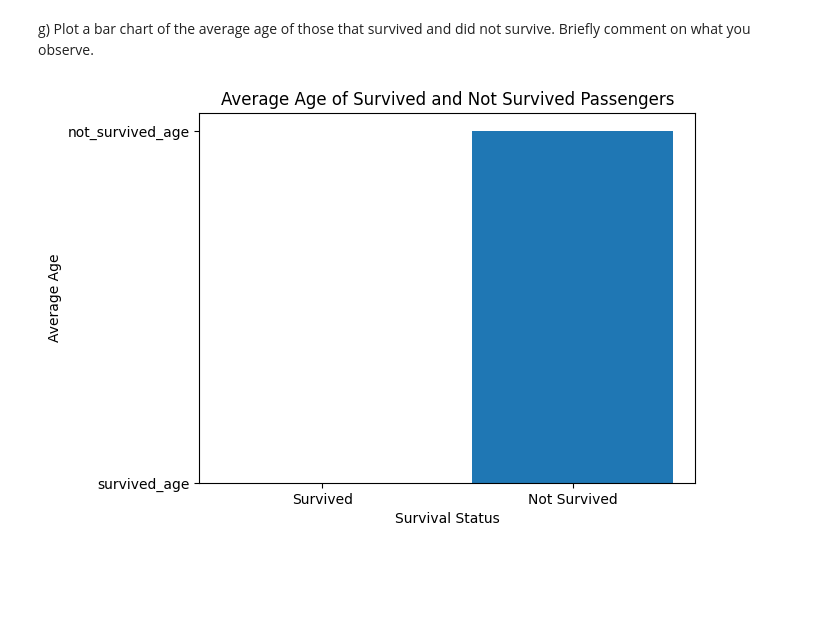
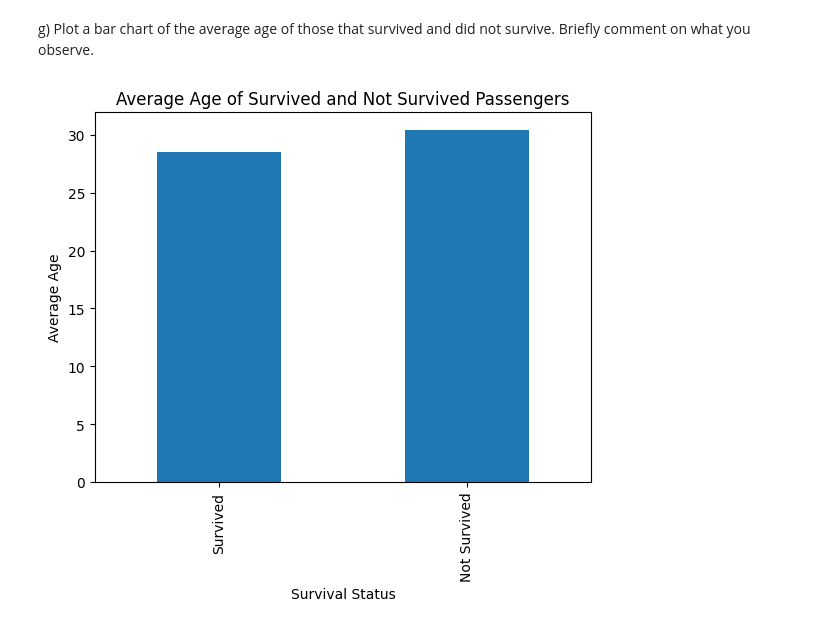
Before and after one commit to charlesson7777/Data-Science-Fundamentals, a Jupyter notebook: lecture_02/worksheet_02.ipynb, the cells around one changed output. Drawn from its saved outputs; the diff is of its cells as text; code cells hidden in the pictures; blank space fills up the shorter version.

```diff
--- a/lecture_02/worksheet_02.ipynb
+++ b/lecture_02/worksheet_02.ipynb
@@ -131,8 +131,12 @@ For example: `Braund, Mr. Owen Harris` would be:
 
 Anything not clearly one of the above 4 categories can be ignored.
 # %%
-df[['First Name', 'Middle Name', 'Last Name', 'Title']] = df['Name'].str.extract(r'(?P<Last_Name>[^,]+), \s(?P<Title>[^.]+)\.\s(?P<First_Name>[^\s]+)\s(?P<Middle_Naame>.+)')
+#df[['First Name', 'Middle Name', 'Last Name', 'Title']] = df['Name'].str.extract(r'(?P<Last_Name>[^,]+), \s(?P<Title>[^.]+)\.\s(?P<First_Name>[^\s]+)\s(?P<Middle_Naame>.+)')
+
+df[['First Name', 'Middle Name', 'Last Name', 'Title']] = df['Name'].str.extract(r'(?P<Last_Name>[^,]+), \s(?P<Title>[^.]+)\.\s(?P<First_Name>[^\s]+)\s(?P<Middle_Name>.+)')
 df.head()
+
+df.head()
 # %% [output]
 |  | PassengerId | Survived | Pclass | Name | Sex | Age | SibSp | Parch | Ticket | Fare | ... |
 | 0 | 1 | 0 | 3 | Braund, Mr. Owen Harris | 0 | 22.0 | 1 | 0 | A/5 21171 | 7.2500 | ... |
@@ -155,17 +159,19 @@ df.head()
 # %% [markdown]
 g) Plot a bar chart of the average age of those that survived and did not survive. Briefly comment on what you observe.
 # %%
-import matplotlib.pyplot as plt
+survived_age = df[df['Survived'] == 1]['Age'].mean()
+not_survived_age = df[df['Survived'] == 0]['Age'].mean()
 
-df['survived_age'] = df[df['Survived'] == 1]['Age'].mean()
-df['not_survived_age'] = df[df['Survived'] == 0]['Age'].mean()
+plot_df = pd.DataFrame({
+    'Survival Status': ['Survived', 'Not Survived'],
+    'Average Age': [survived_age, not_survived_age]
+})
 
-plt.bar(['Survived', 'Not Survived'], ['survived_age', 'not_survived_age'])
-plt.xlabel('Survival Status')
-plt.ylabel('Average Age')
-plt.title('Average Age of Survived and Not Survived Passengers')
+ax = plot_df.plot(kind='bar', x='Survival Status', y='Average Age', legend=False)
+ax.set_xlabel('Survival Status')
+ax.set_ylabel('Average Age')
+ax.set_title('Average Age of Survived and Not Survived Passengers')
+
 plt.show()
-
-df.head()
 # %% [output]
-[figure, old version]
+[figure, new version]
```
Also changed, not shown: parts of 1 cell of this notebook.
